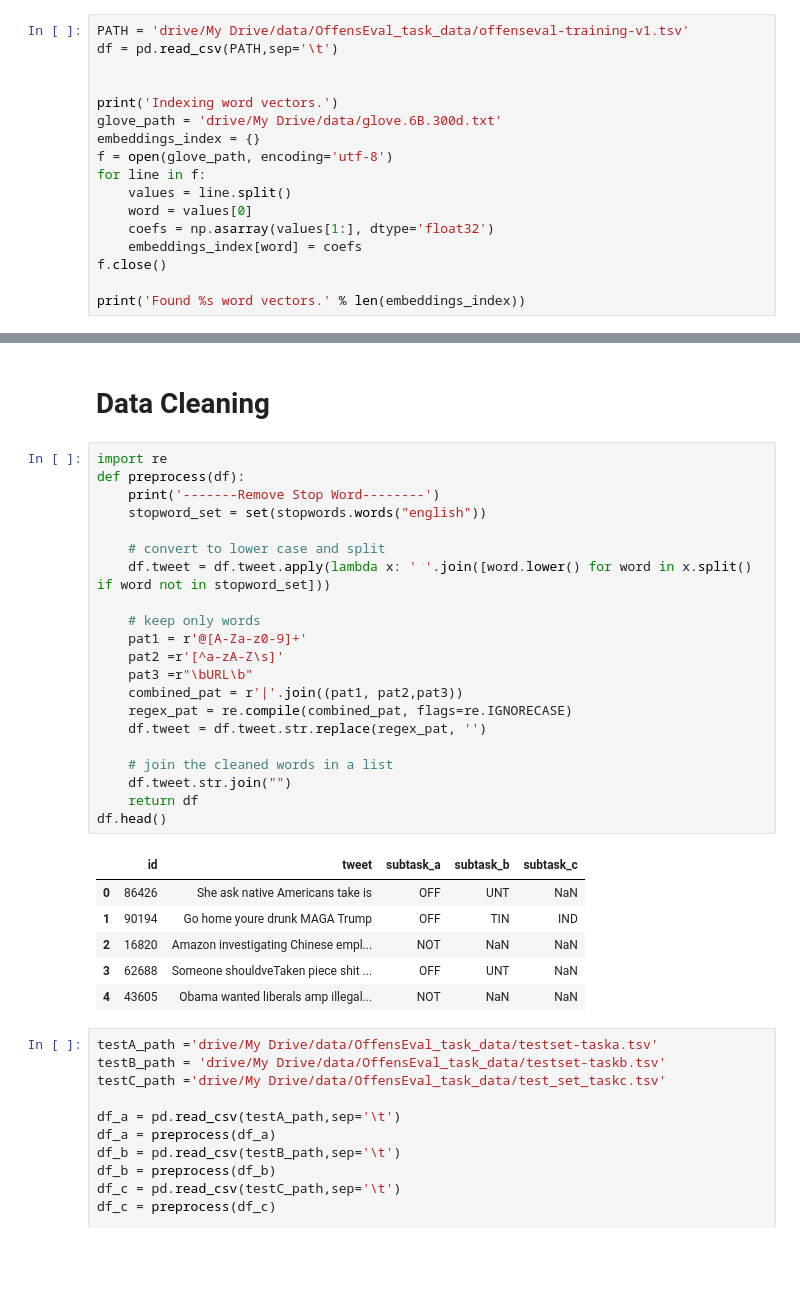
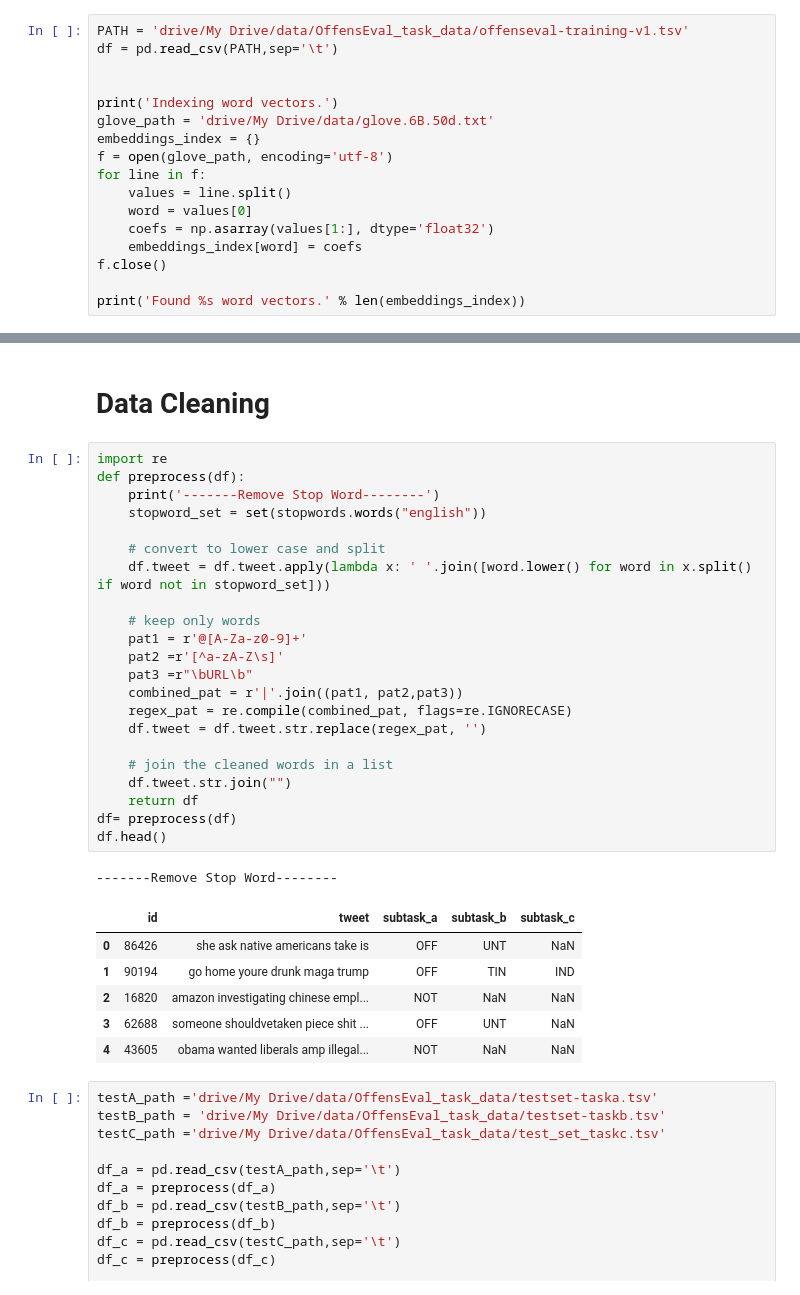
Before and after one commit to chendingyan/NLP490H, a Jupyter notebook: NLP_practice.ipynb, the cells around one changed output, grey strips where cells are left out. Drawn from its saved outputs; the diff is of its cells as text; blank space fills up the shorter version.

```diff
--- a/NLP_practice.ipynb
+++ b/NLP_practice.ipynb
@@ -112,7 +125,7 @@ df = pd.read_csv(PATH,sep='\t')
 
 
 print('Indexing word vectors.')
-glove_path = 'drive/My Drive/data/glove.6B.300d.txt'
+glove_path = 'drive/My Drive/data/glove.6B.50d.txt'
 embeddings_index = {}
 f = open(glove_path, encoding='utf-8')
 for line in f:
@@ -131,31 +144,33 @@ Found 400000 word vectors.
 # %%
 import re
 def preprocess(df):
     print('-------Remove Stop Word--------')
     stopword_set = set(stopwords.words("english"))
 
     # convert to lower case and split
     df.tweet = df.tweet.apply(lambda x: ' '.join([word.lower() for word in x.split() if word not in stopword_set]))
 
     # keep only words
     pat1 = r'@[A-Za-z0-9]+'
     pat2 =r'[^a-zA-Z\s]'
     pat3 =r"\bURL\b"
     combined_pat = r'|'.join((pat1, pat2,pat3))
     regex_pat = re.compile(combined_pat, flags=re.IGNORECASE)
     df.tweet = df.tweet.str.replace(regex_pat, '')
 
     # join the cleaned words in a list
     df.tweet.str.join("")
     return df
+df= preprocess(df)
 df.head()
 # %% [output]
+-------Remove Stop Word--------
 |  | id | tweet | subtask_a | subtask_b | subtask_c |
-| 0 | 86426 | She ask native Americans take is | OFF | UNT | NaN |
-| 1 | 90194 | Go home youre drunk MAGA Trump | OFF | TIN | IND |
-| 2 | 16820 | Amazon investigating Chinese empl... | NOT | NaN | NaN |
-| 3 | 62688 | Someone shouldveTaken piece shit ... | OFF | UNT | NaN |
-| 4 | 43605 | Obama wanted liberals amp illegal... | NOT | NaN | NaN |
+| 0 | 86426 | she ask native americans take is | OFF | UNT | NaN |
+| 1 | 90194 | go home youre drunk maga trump | OFF | TIN | IND |
+| 2 | 16820 | amazon investigating chinese empl... | NOT | NaN | NaN |
+| 3 | 62688 | someone shouldvetaken piece shit ... | OFF | UNT | NaN |
+| 4 | 43605 | obama wanted liberals amp illegal... | NOT | NaN | NaN |
 # %%
 testA_path ='drive/My Drive/data/OffensEval_task_data/testset-taska.tsv'
 testB_path = 'drive/My Drive/data/OffensEval_task_data/testset-taskb.tsv'
```
Also changed, not shown: parts of 17 cells of this notebook.
